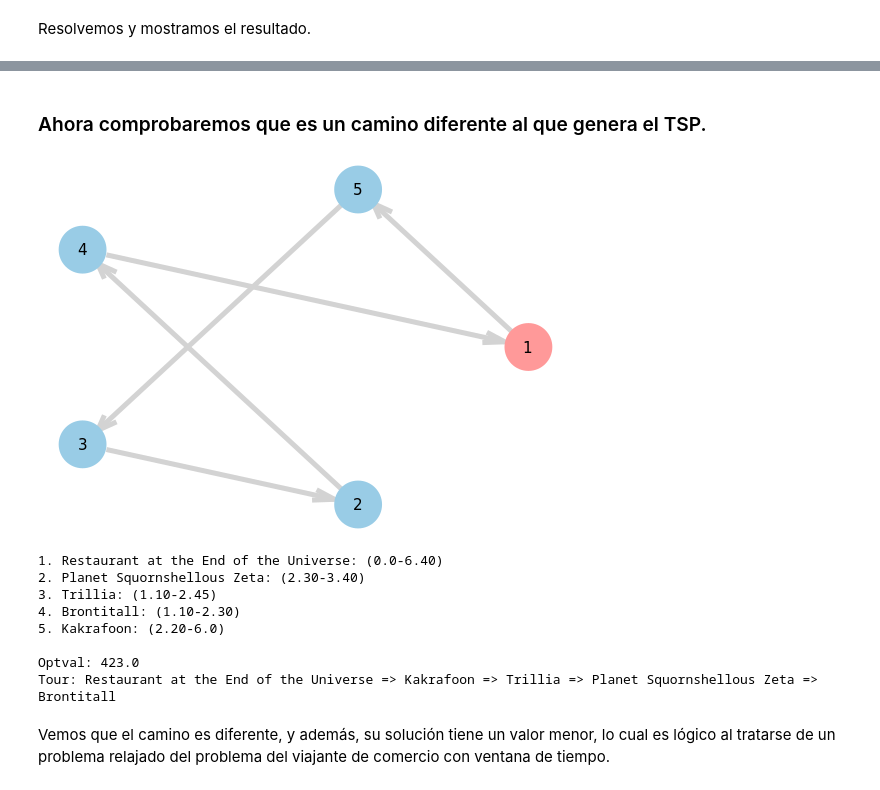
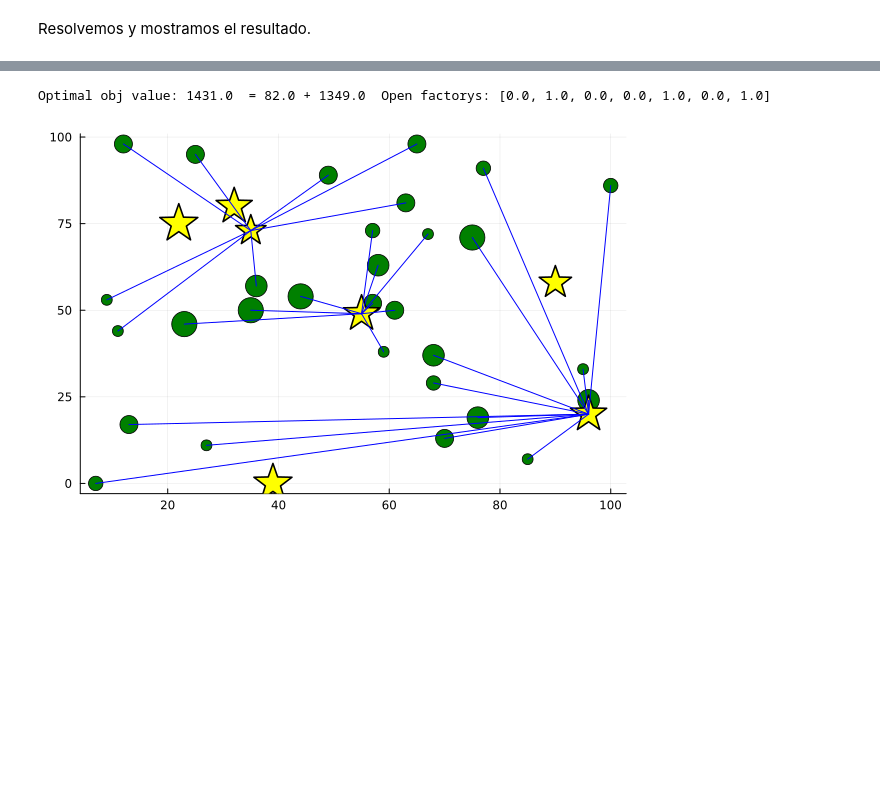
Before and after one commit to Saul-Sosa-Diaz/Ingenieria-Logistica, a Jupyter notebook: Single_allocation_CFLP.ipynb, the cells around one changed output, grey strips where cells are left out. Cells and saved outputs as stored; diff of their text form; code cells hidden in the pictures; blank space fills up the shorter version.

```diff
--- a/Single_allocation_CFLP.ipynb
+++ b/Single_allocation_CFLP.ipynb
@@ -220,0 +164,32 @@ SolveTSPTWcut (generic function with 1 method)
+# %%
+function solveCRPC(N, M, cost, F, D, Q)
+    EPS = 0.00001
+    model = Model(GLPK.Optimizer)
+    set_silent(model)
+
+    # Variables
+    @variable(model, x[1:N, 1:M] >= 0)
+    @variable(model, Z[1:N, 1:M], Bin)
+    @variable(model, y[1:M], Bin)
+
+    # Objective
+    @objective(model, Min, sum(F .* y) + sum(cost .* x))
+
+    # Constraints
+    @constraint(model, [i=1:N, j=1:M], x[i, j] == D[j] * Z[i, j]) # Demand constraint
+    @constraint(model, [j=1:M], sum(x[:, j]) <= Q[j] * y[j]) # Capacity constraint
+    @constraint(model, [i=1:N], sum(Z[i, :]) == 1) # Assignment constraint
+
+    optimize!(model)
+
+    # Show solutions
+    if termination_status(model) == OPTIMAL
+        print("Optimal obj value: ", objective_value(model), "  = ", fixed'value.(y), " + ", sum(cost .* value.(x)))
+        println("  Open factorys: ", value.(y))
+        DrawSolution(value.(x), value.(y), client_location, factory_location, supply, demand)
+
+    else
+        println("infeasible")
+        return -1
+    end
+end
@@ -238,43 +200,5 @@ La ruta que debería seguir Arthur es la siguiente:
-# %% [markdown]
-### Ahora comprobaremos que es un camino diferente al que genera el TSP.
-# %%
-function SolveTSP()
-    EPS = 0.00001
-    model = Model(GLPK.Optimizer)
-    set_silent(model)
-
-    # Variables
-    @variable(model, x[1:N,1:N], Bin)
-    for i in 1:N
-            set_upper_bound(x[i,i], 0)
-    end
-
-    @objective(model, Min, sum(C .* x))
-    # Normal TSP constraints
-    @constraint(model, [i=1:N], sum(x[i,:]) == 1)
-    @constraint(model, [i=1:N], sum(x[:,i]) == 1)
-    @constraint(model, [i=1:N,j=i+1:N], x[i,j]+x[j,i] <= 1)
-
-    # Dinamic constraints
-    CuttingPlane(model,x)
-
-    # Show solutions
-    PlotGraph(N,value.(x), E, L, Names)
-    println("Optval: $( ceil(objective_value(model)-EPS) )")
-
-    PrintTour(N, value.(x), Names)
-end
-
-SolveTSP()
-# %% [output]
-[figure, removed]
-1. Restaurant at the End of the Universe: (0.0-6.40)
-2. Planet Squornshellous Zeta: (2.30-3.40)
-3. Trillia: (1.10-2.45)
-4. Brontitall: (1.10-2.30)
-5. Kakrafoon: (2.20-6.0)
-
-Optval: 423.0
-Tour: Restaurant at the End of the Universe => Kakrafoon => Trillia => Planet Squornshellous Zeta => Brontitall
-# %% [markdown]
-Vemos que el camino es diferente, y además, su solución tiene un valor menor, lo cual es lógico al tratarse de un problema relajado del problema del viajante de comercio con ventana de tiempo.
+# %%
+solveCRPC(n,m,cost,fixed,demand,supply)
+# %% [output]
+Optimal obj value: 1431.0  = 82.0 + 1349.0  Open factorys: [0.0, 1.0, 0.0, 0.0, 1.0, 0.0, 1.0]
+[figure, added]
```
Also changed, not shown: parts of 9 cells of this notebook.
